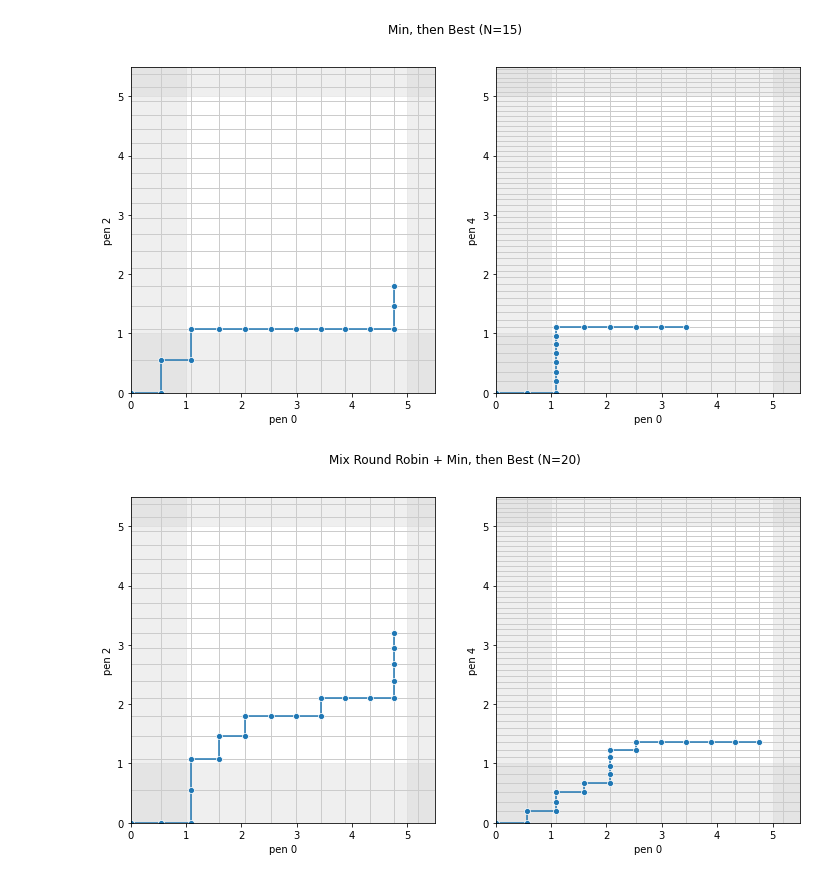
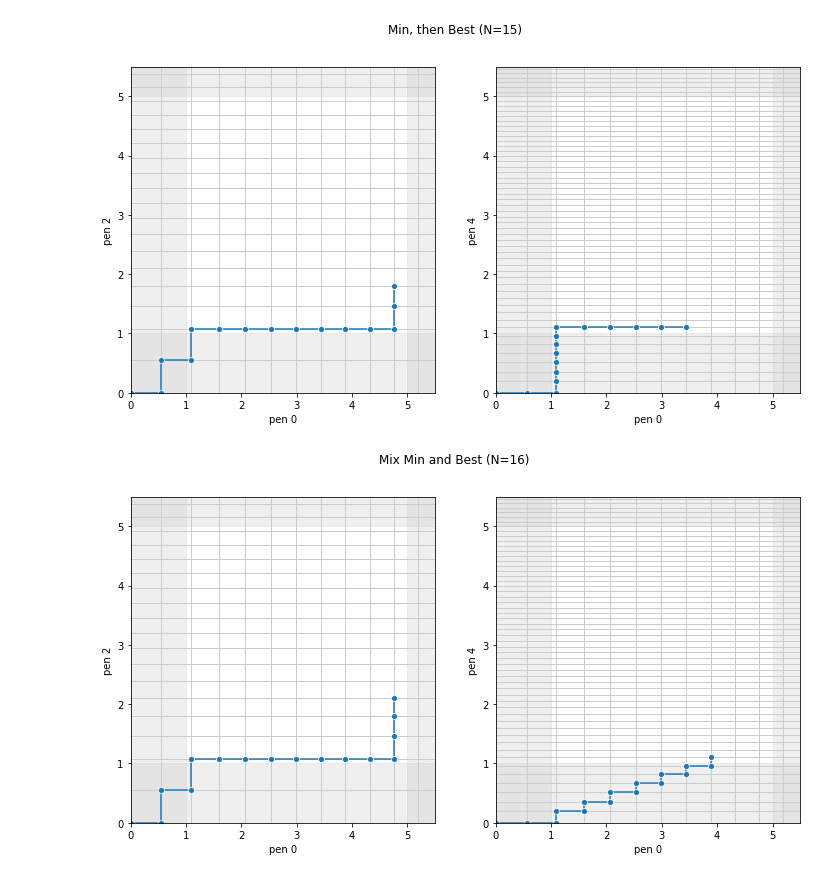
Before and after one commit to isabellafaccone/aquabytePersonal, a Jupyter notebook: wai/opti.ipynb, the cells around one changed output. Drawn from its saved outputs; the diff is of its cells as text; code cells hidden in the pictures.

Commit message:
changed to mix_min_and_best

```diff
--- a/wai/opti.ipynb
+++ b/wai/opti.ipynb
@@ -225,15 +225,13 @@ def select_min_then_best(k, next_step, is_min, is_max):
         return np.argmax(next_step)
 
 
-def mix_round_robin_min_then_best(k, next_step, is_min, is_max):
-    if k % 2 == 0:
-        return select_min_then_best(k, next_step, is_min, is_max)
+def mix_min_and_best(k, next_step, is_min, is_max):
+    if is_min.any() and (k % 2 == 0):
+        next_step = next_step * is_min
+        return np.argmax(next_step)
     else:
-        # actually random selection of equal chance, not round robin
-        m = len(next_step)
-        ratio = 1.0 * np.logical_not(is_max)
-        ratio /= ratio.sum()
-        return np.random.choice(np.arange(m), p=ratio)
+        next_step = next_step * np.logical_not(is_max)
+        return np.argmax(next_step)
 
 
 def run_selection(data, N, select_func):
@@ -351,22 +349,22 @@ plot_path(axs[1], scores)
 # %% [output]
 [figure]
 # %%
-N = 20
+N = 16
 
-fig, axs = plot_row(2, title="Mix Round Robin + Min, then Best (N=%s)" % N)
+fig, axs = plot_row(2, title="Mix Min and Best (N=%s)" % N)
 
 # plot 1
 data = dataset[:,[0,2]]
-scores = run_selection(data, N, mix_round_robin_min_then_best)
+scores = run_selection(data, N, mix_min_and_best)
 
 plot_grid(axs[0], data, "pen 0", "pen 2")
 plot_path(axs[0], scores)
 
 # plot 2
 data = dataset[:,[0,4]]
-scores = run_selection(data, N, mix_round_robin_min_then_best)
+scores = run_selection(data, N, mix_min_and_best)
 
 plot_grid(axs[1], data, "pen 0", "pen 4")
 plot_path(axs[1], scores)
 # %% [output]
-[figure, old version]
+[figure, new version]
```
